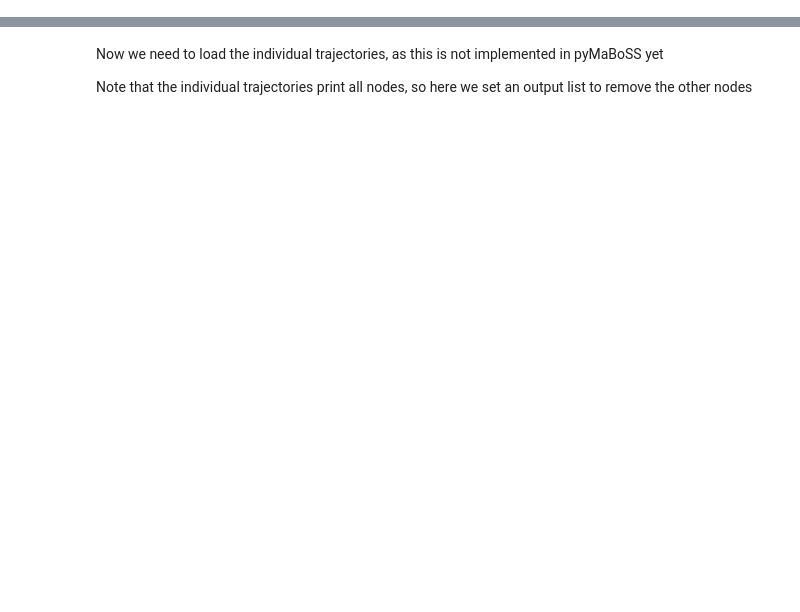
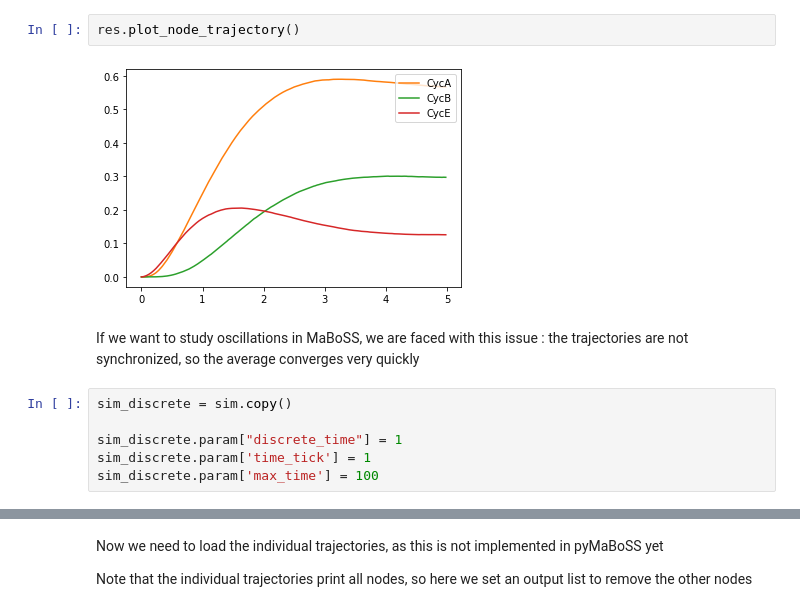
Before and after one commit to vincent-noel/IndividualTrajectoryAnalysis, a Jupyter notebook: ObservedSTG.ipynb, the cells around one changed output, grey strips where cells are left out. Cells and saved outputs as stored; diff of their text form; blank space fills up the shorter version.

```diff
--- a/ObservedSTG.ipynb
+++ b/ObservedSTG.ipynb
@@ -10,0 +16,12 @@ sim = maboss.load("cellcycle.bnd", "cellcycle_runcfg.cfg")
+# %%
+res.plot_node_trajectory()
+# %% [output]
+[figure, added]
+# %% [markdown]
+If we want to study oscillations in MaBoSS, we are faced with this issue : the trajectories are not synchronized, so the average converges very quickly
+# %%
+sim_discrete = sim.copy()
+
+sim_discrete.param["discrete_time"] = 1
+sim_discrete.param['time_tick'] = 1
+sim_discrete.param['max_time'] = 100
```
Also changed, not shown: parts of 31 cells of this notebook, 1 other file.
